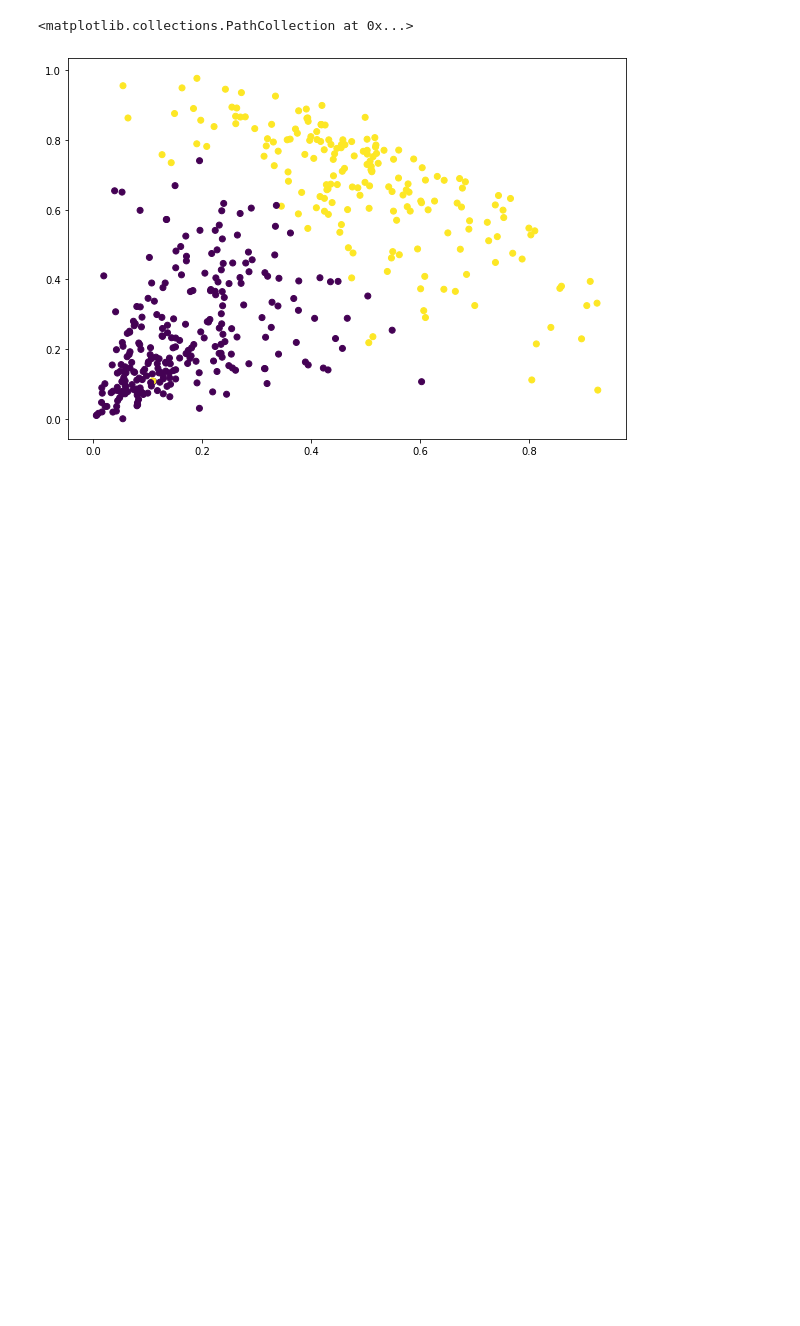
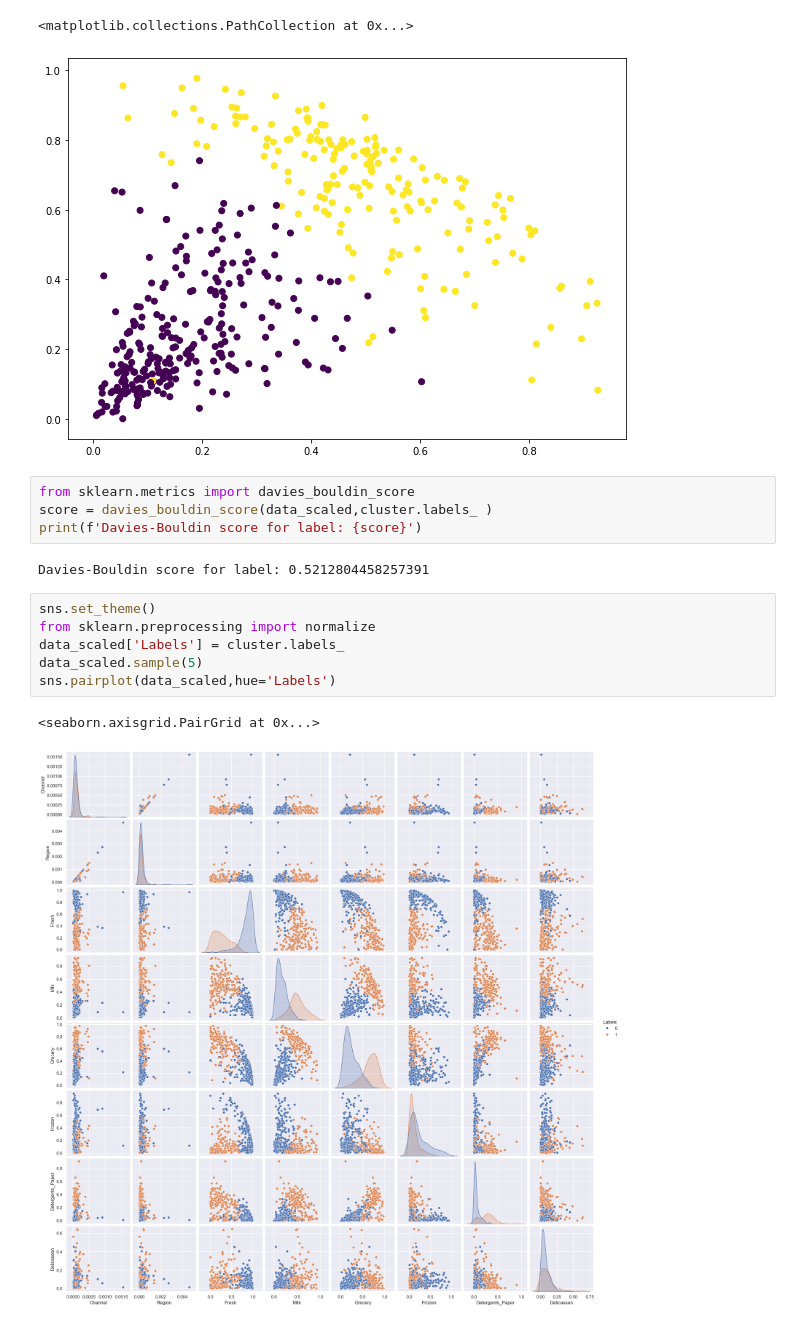
Before and after one commit to mikeethanh/machineLearning, a Jupyter notebook: UnsupervisedLearning/CLustering/HierarchicalClustering/WholesaleCustomer/hierarchical clustering.ipynb, the cells around one changed output. Saved outputs shown, nothing was run; the diff lists cells and outputs as text; blank space fills up the shorter version.

```diff
--- a/UnsupervisedLearning/CLustering/HierarchicalClustering/WholesaleCustomer/hierarchical clustering.ipynb
+++ b/UnsupervisedLearning/CLustering/HierarchicalClustering/WholesaleCustomer/hierarchical clustering.ipynb
@@ -268,3 +268,18 @@ plt.scatter(data_scaled['Milk'], data_scaled['Grocery'], c=cluster.labels_)
 # %% [output]
 <matplotlib.collections.PathCollection at 0x...>
 [figure]
+# %%
+from sklearn.metrics import davies_bouldin_score
+score = davies_bouldin_score(data_scaled,cluster.labels_ )
+print(f'Davies-Bouldin score for label: {score}')
+# %% [output]
+Davies-Bouldin score for label: 0.5212804458257391
+# %%
+sns.set_theme()
+from sklearn.preprocessing import normalize
+data_scaled['Labels'] = cluster.labels_
+data_scaled.sample(5)
+sns.pairplot(data_scaled,hue='Labels')
+# %% [output]
+<seaborn.axisgrid.PairGrid at 0x...>
+[figure, added]
```
Also changed, not shown: parts of 3 cells of this notebook.
